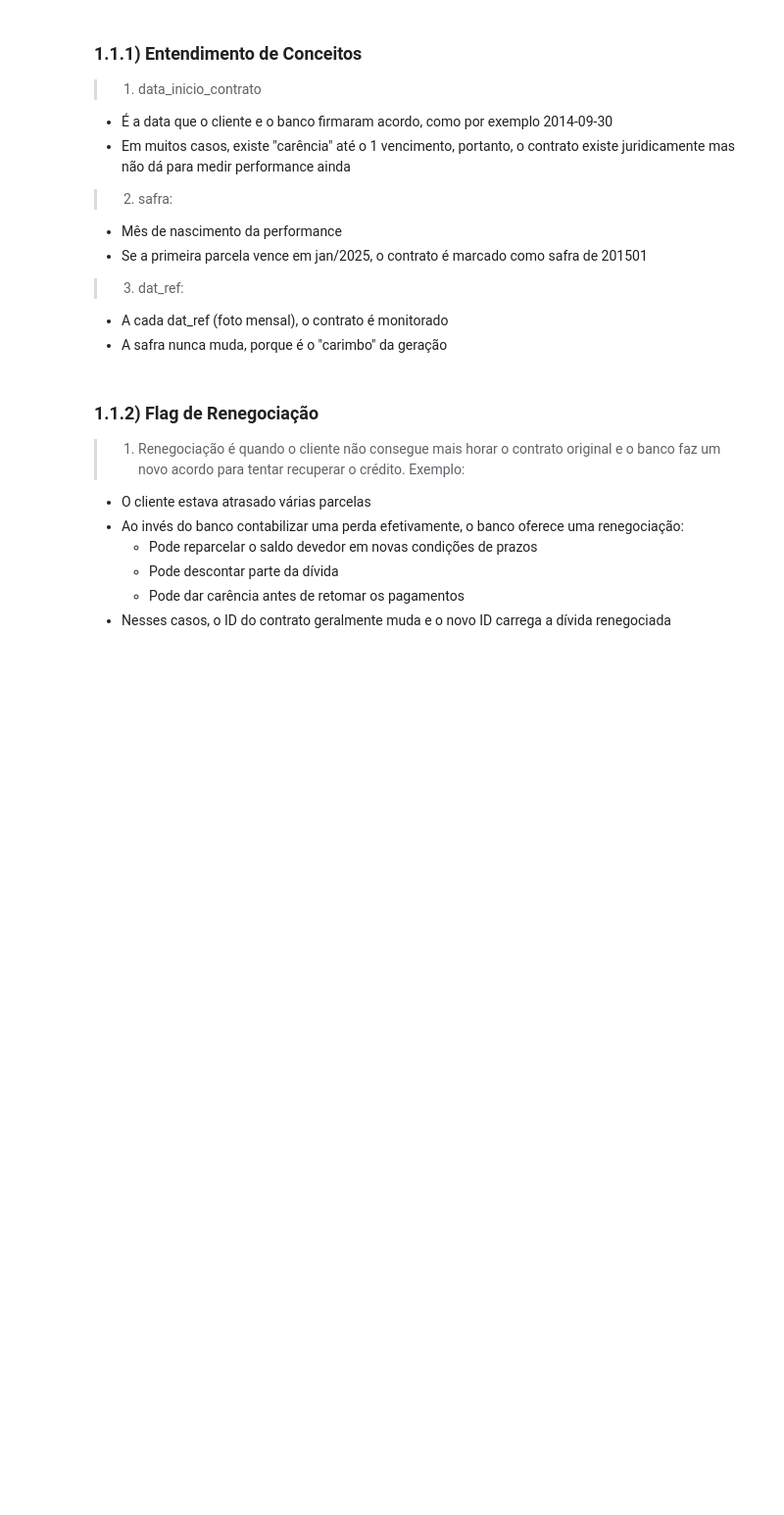
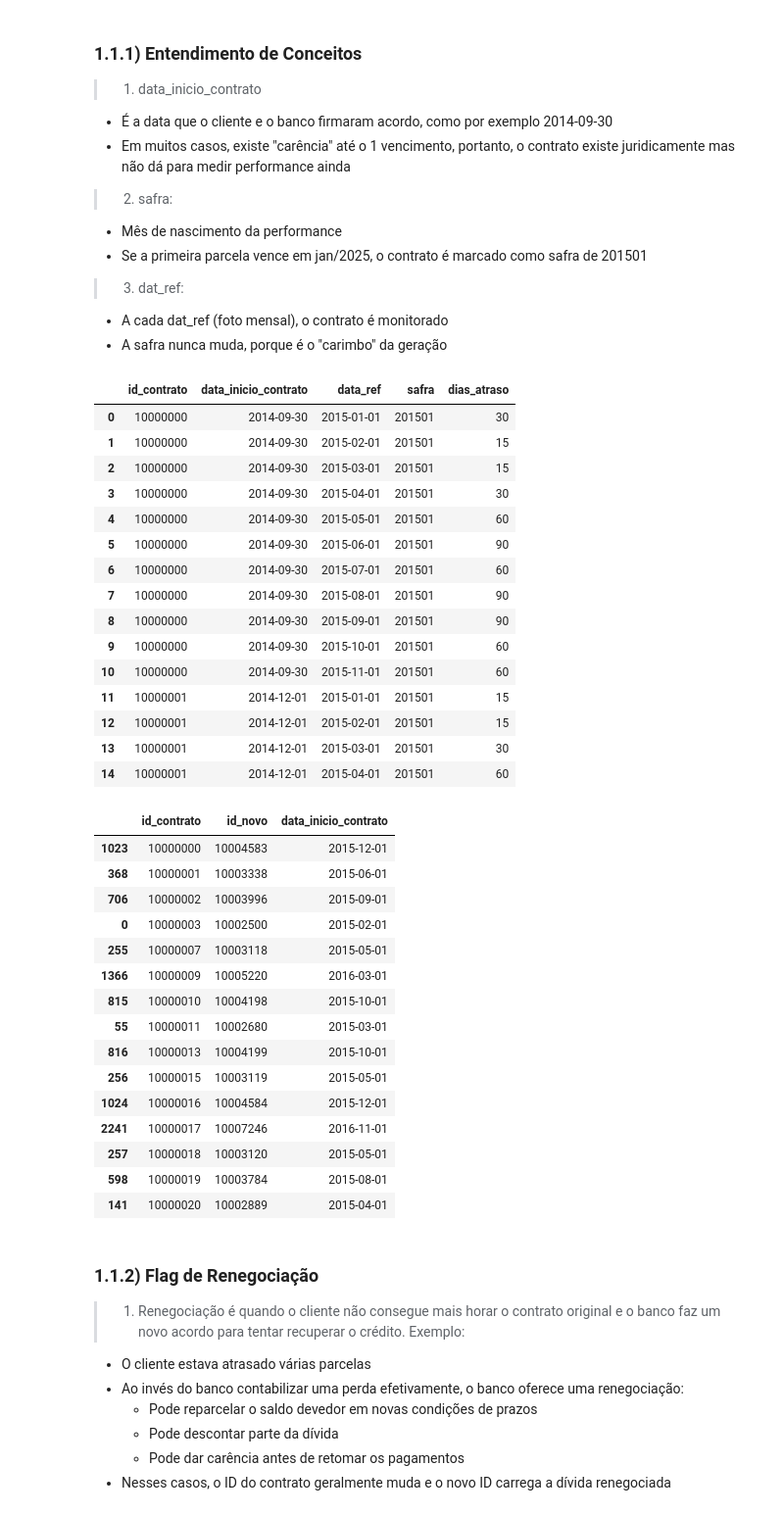
Before and after one commit to leonardovargas10/Pesquisa_Aplicada_Modelagem, a Jupyter notebook: Risco_de_Credito/Modelagem_Credito.ipynb, the cells around one changed output. Shown at 98% size. Drawn from its saved outputs; the diff is of its cells as text; code cells hidden in the pictures; blank space fills up the shorter version.

```diff
--- a/Risco_de_Credito/Modelagem_Credito.ipynb
+++ b/Risco_de_Credito/Modelagem_Credito.ipynb
@@ -96,15 +96,50 @@ warnings.simplefilter(action='ignore', category=FutureWarning) # Retira Future W
 - A safra nunca muda, porque é o "carimbo" da geração
 # %%
 historico  = pd.read_parquet('./data/full_history.parquet')
+historico.sort_values(by=['id_contrato','data_ref'], inplace=True)
 historico['data_ref'] = pd.to_datetime(historico['data_ref'])
-historico .sort_values(by=['id_contrato','data_ref'], inplace=True)
+
 
 rastro_contratos = pd.read_parquet('./data/rastro_contratos.parquet')
+rastro_contratos.sort_values(by=['id_antigo'], inplace=True)
 rastro_contratos['data_evento'] = pd.to_datetime(rastro_contratos['data_evento'])
-rastro_contratos.sort_values(by=['id_antigo','id_novo', 'data_evento'], inplace=True)
+rastro_contratos.rename(columns={'id_antigo': 'id_contrato', 'data_evento': 'data_inicio_contrato'}, inplace=True)
 
-display(historico.head(10))
-display(rastro_contratos.head(10))
+display(historico.head(15))
+display(rastro_contratos.head(15))
+# %% [output]
+|  | id_contrato | data_inicio_contrato | data_ref | safra | dias_atraso |
+| 0 | 10000000 | 2014-09-30 | 2015-01-01 | 201501 | 30 |
+| 1 | 10000000 | 2014-09-30 | 2015-02-01 | 201501 | 15 |
+| 2 | 10000000 | 2014-09-30 | 2015-03-01 | 201501 | 15 |
+| 3 | 10000000 | 2014-09-30 | 2015-04-01 | 201501 | 30 |
+| 4 | 10000000 | 2014-09-30 | 2015-05-01 | 201501 | 60 |
+| 5 | 10000000 | 2014-09-30 | 2015-06-01 | 201501 | 90 |
+| 6 | 10000000 | 2014-09-30 | 2015-07-01 | 201501 | 60 |
+| 7 | 10000000 | 2014-09-30 | 2015-08-01 | 201501 | 90 |
+| 8 | 10000000 | 2014-09-30 | 2015-09-01 | 201501 | 90 |
+| 9 | 10000000 | 2014-09-30 | 2015-10-01 | 201501 | 60 |
+| 10 | 10000000 | 2014-09-30 | 2015-11-01 | 201501 | 60 |
+| 11 | 10000001 | 2014-12-01 | 2015-01-01 | 201501 | 15 |
+| 12 | 10000001 | 2014-12-01 | 2015-02-01 | 201501 | 15 |
+| 13 | 10000001 | 2014-12-01 | 2015-03-01 | 201501 | 30 |
+| 14 | 10000001 | 2014-12-01 | 2015-04-01 | 201501 | 60 |
+|  | id_contrato | id_novo | data_inicio_contrato |
+| 1023 | 10000000 | 10004583 | 2015-12-01 |
+| 368 | 10000001 | 10003338 | 2015-06-01 |
+| 706 | 10000002 | 10003996 | 2015-09-01 |
+| 0 | 10000003 | 10002500 | 2015-02-01 |
+| 255 | 10000007 | 10003118 | 2015-05-01 |
+| 1366 | 10000009 | 10005220 | 2016-03-01 |
+| 815 | 10000010 | 10004198 | 2015-10-01 |
+| 55 | 10000011 | 10002680 | 2015-03-01 |
+| 816 | 10000013 | 10004199 | 2015-10-01 |
+| 256 | 10000015 | 10003119 | 2015-05-01 |
+| 1024 | 10000016 | 10004584 | 2015-12-01 |
+| 2241 | 10000017 | 10007246 | 2016-11-01 |
+| 257 | 10000018 | 10003120 | 2015-05-01 |
+| 598 | 10000019 | 10003784 | 2015-08-01 |
+| 141 | 10000020 | 10002889 | 2015-04-01 |
 # %% [markdown]
 ### 1.1.2) Flag de Renegociação
 
```
Also changed, not shown: parts of 5 cells of this notebook.
